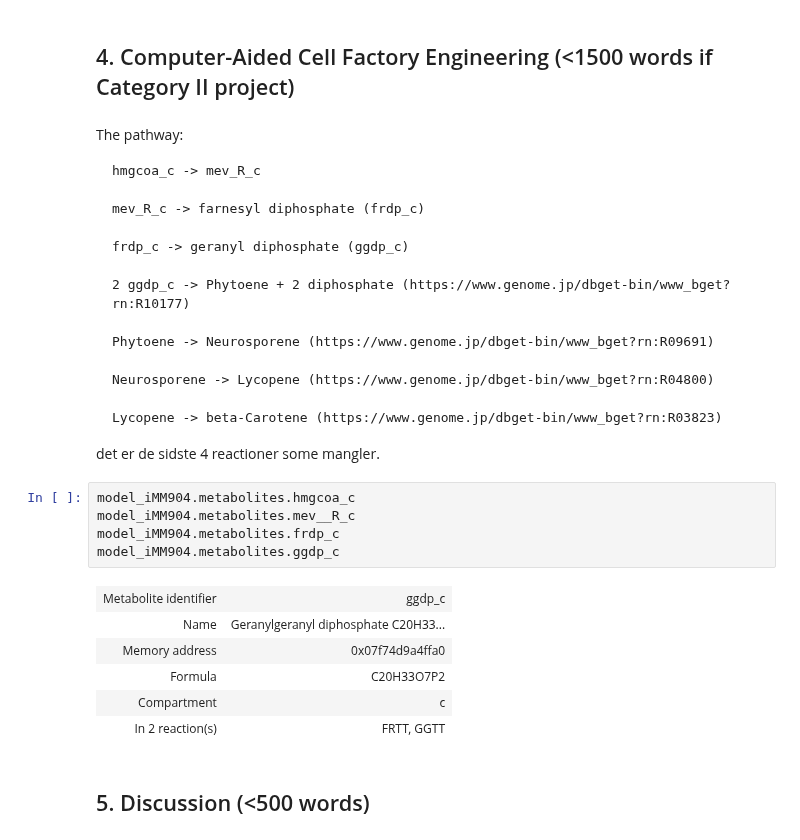
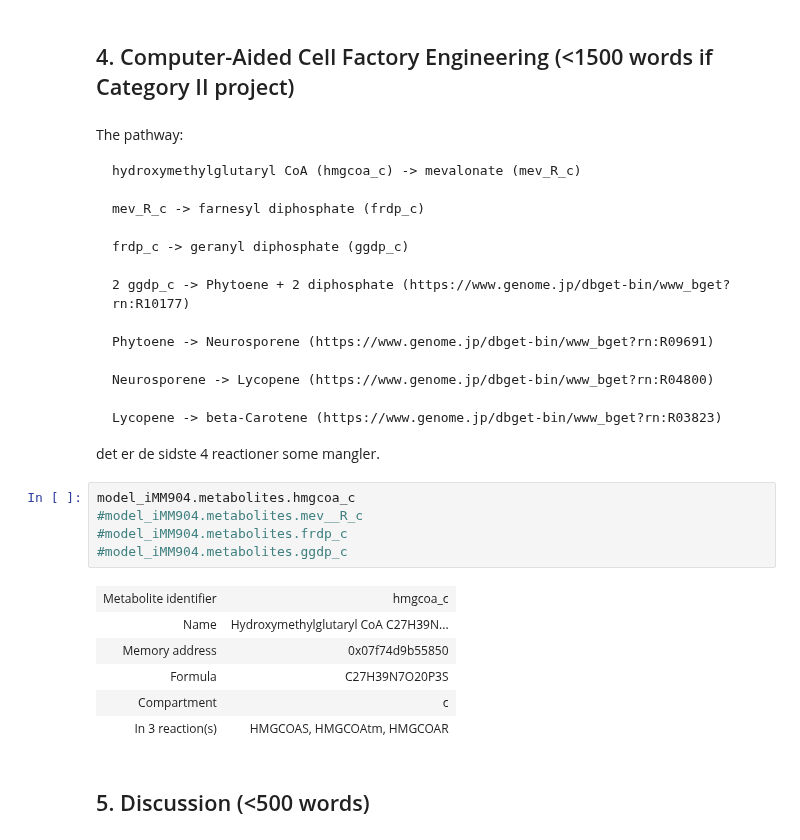
Before and after one commit to 27410/27410-2020-group-project-group-10-betacaroten-synthesis, a Jupyter notebook: Report.ipynb, the cells around one changed output. Saved outputs shown, nothing was run; the diff lists cells and outputs as text.

```diff
--- a/Report.ipynb
+++ b/Report.ipynb
@@ -129,7 +129,7 @@ Since S. cerevisias is not a natural producer of β-carotene, the pathway is not
 # %% [markdown]
 The pathway:
 
-    hmgcoa_c -> mev_R_c
+    hydroxymethylglutaryl CoA (hmgcoa_c) -> mevalonate (mev_R_c)
 
     mev_R_c -> farnesyl diphosphate (frdp_c)
 
@@ -146,16 +146,16 @@ The pathway:
 det er de sidste 4 reactioner some mangler.
 # %%
 model_iMM904.metabolites.hmgcoa_c
-model_iMM904.metabolites.mev__R_c
-model_iMM904.metabolites.frdp_c
-model_iMM904.metabolites.ggdp_c
+#model_iMM904.metabolites.mev__R_c
+#model_iMM904.metabolites.frdp_c
+#model_iMM904.metabolites.ggdp_c
 # %% [output]
-| Metabolite identifier | ggdp_c |
-| Name | Geranylgeranyl diphosphate C20H33... |
-| Memory address | 0x07f74d9a4ffa0 |
-| Formula | C20H33O7P2 |
+| Metabolite identifier | hmgcoa_c |
+| Name | Hydroxymethylglutaryl CoA C27H39N... |
+| Memory address | 0x07f74d9b55850 |
+| Formula | C27H39N7O20P3S |
 | Compartment | c |
-| In 2 reaction(s) | FRTT, GGTT |
+| In 3 reaction(s) | HMGCOAS, HMGCOAtm, HMGCOAR |
 # %% [markdown]
 ## 5. Discussion (<500 words)
 # %% [markdown]
```
